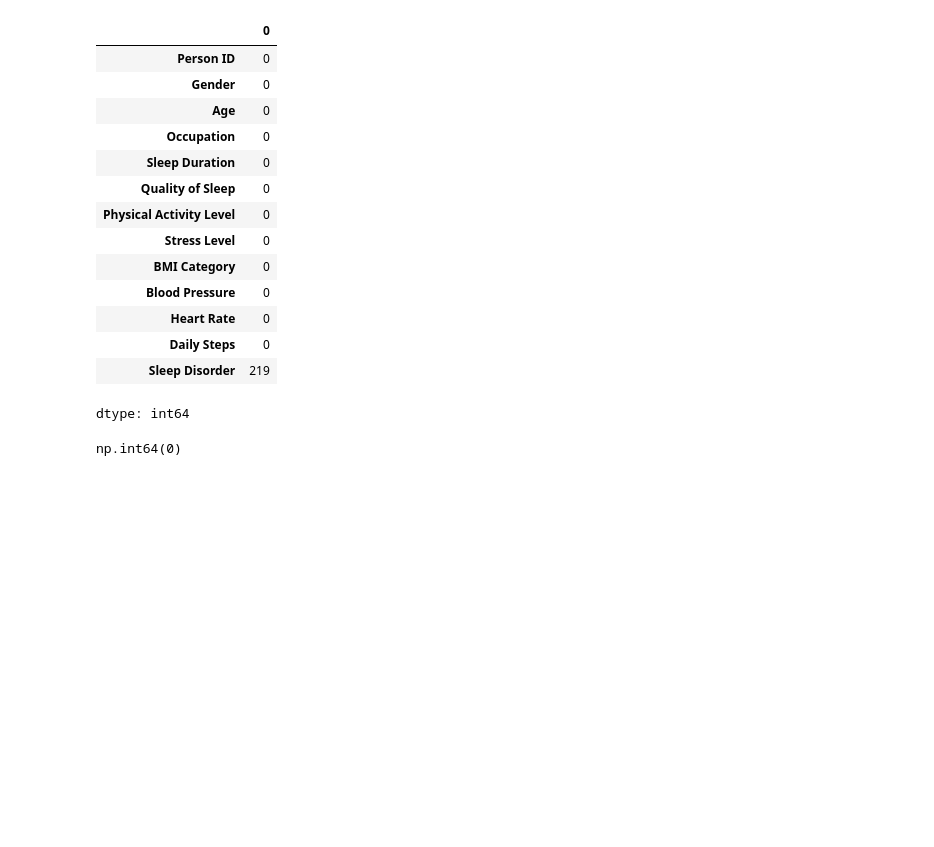
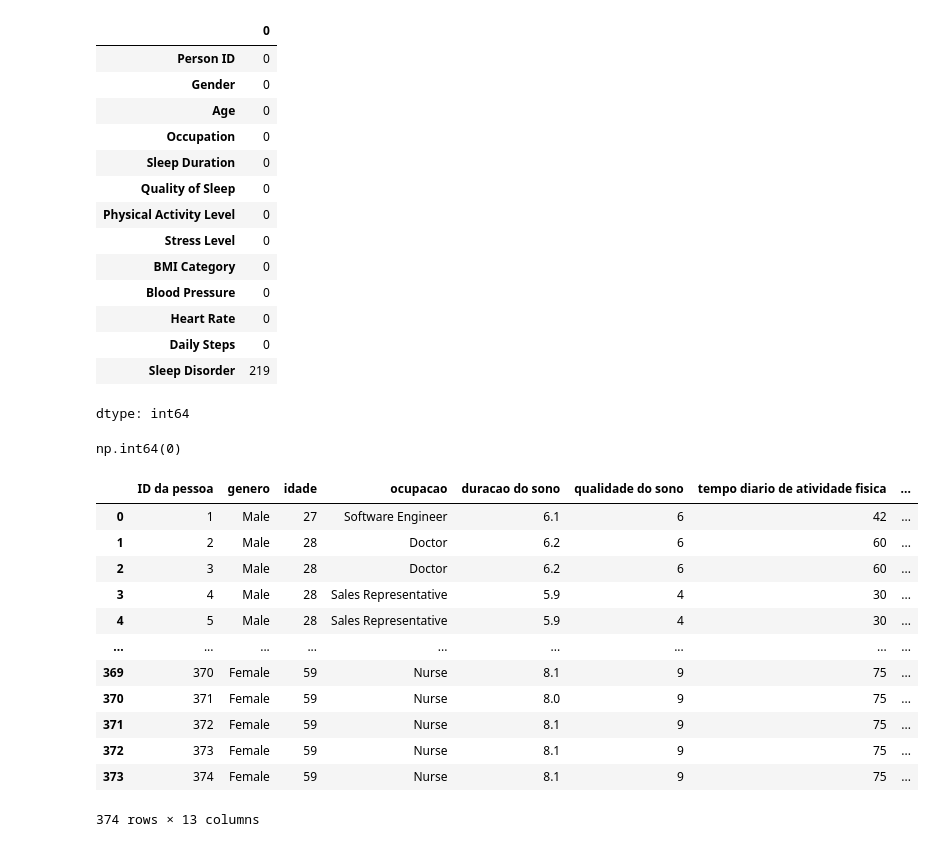
Before and after one commit to squad-ada-lovelace/Desafio_07-Desafio-final, a Jupyter notebook: notebook/notebook_claudia.ipynb, the cells around one changed output. Saved outputs shown, nothing was run; the diff lists cells and outputs as text; code cells hidden in the pictures; blank space fills up the shorter version.

```diff
--- a/notebook/notebook_claudia.ipynb
+++ b/notebook/notebook_claudia.ipynb
@@ -19,7 +19,7 @@ import numpy as np
 import matplotlib.pyplot as plt
 
 
-path = "https://raw.githubusercontent.com/squad-ada-lovelace/Desafio_07-Desafio-final/refs/heads/main/src/Sleep_health_and_lifestyle_dataset.csv?token=GHSAT0AAAAAAEB57TXCLDJV3L5OOIOZWE562VRTM2A"
+path = "https://raw.githubusercontent.com/squad-ada-lovelace/Desafio_07-Desafio-final/refs/heads/main/src/Sleep_health_and_lifestyle_dataset.csv"
 df = pd.read_csv(path)
 # %%
 df.head()
@@ -87,3 +87,25 @@ dtype: int64
 df.duplicated().sum()
 # %% [output]
 np.int64(0)
+# %%
+traducao_colunas = ['ID da pessoa', 'genero', 'idade', 'ocupacao', 'duracao do sono', 'qualidade do sono', 'tempo diario de atividade fisica', 'nivel de estresse',
+                    'classificacao do IMC', 'pressao sanguinea', 'batimentos cardiacos','passos diarios', 'transtorno do sono']
+colunas = df.columns
+
+df = df.rename(columns=dict(zip(colunas, traducao_colunas)))
+
+df
+# %% [output]
+|  | ID da pessoa | genero | idade | ocupacao | duracao do sono | qualidade do sono | tempo diario de atividade fisica | ... |
+| 0 | 1 | Male | 27 | Software Engineer | 6.1 | 6 | 42 | ... |
+| 1 | 2 | Male | 28 | Doctor | 6.2 | 6 | 60 | ... |
+| 2 | 3 | Male | 28 | Doctor | 6.2 | 6 | 60 | ... |
+| 3 | 4 | Male | 28 | Sales Representative | 5.9 | 4 | 30 | ... |
+| 4 | 5 | Male | 28 | Sales Representative | 5.9 | 4 | 30 | ... |
+| ... | ... | ... | ... | ... | ... | ... | ... | ... |
+| 369 | 370 | Female | 59 | Nurse | 8.1 | 9 | 75 | ... |
+| 370 | 371 | Female | 59 | Nurse | 8.0 | 9 | 75 | ... |
+| 371 | 372 | Female | 59 | Nurse | 8.1 | 9 | 75 | ... |
+| 372 | 373 | Female | 59 | Nurse | 8.1 | 9 | 75 | ... |
+| 373 | 374 | Female | 59 | Nurse | 8.1 | 9 | 75 | ... |
+374 rows × 13 columns
```
Also changed, not shown: parts of 4 cells of this notebook.
